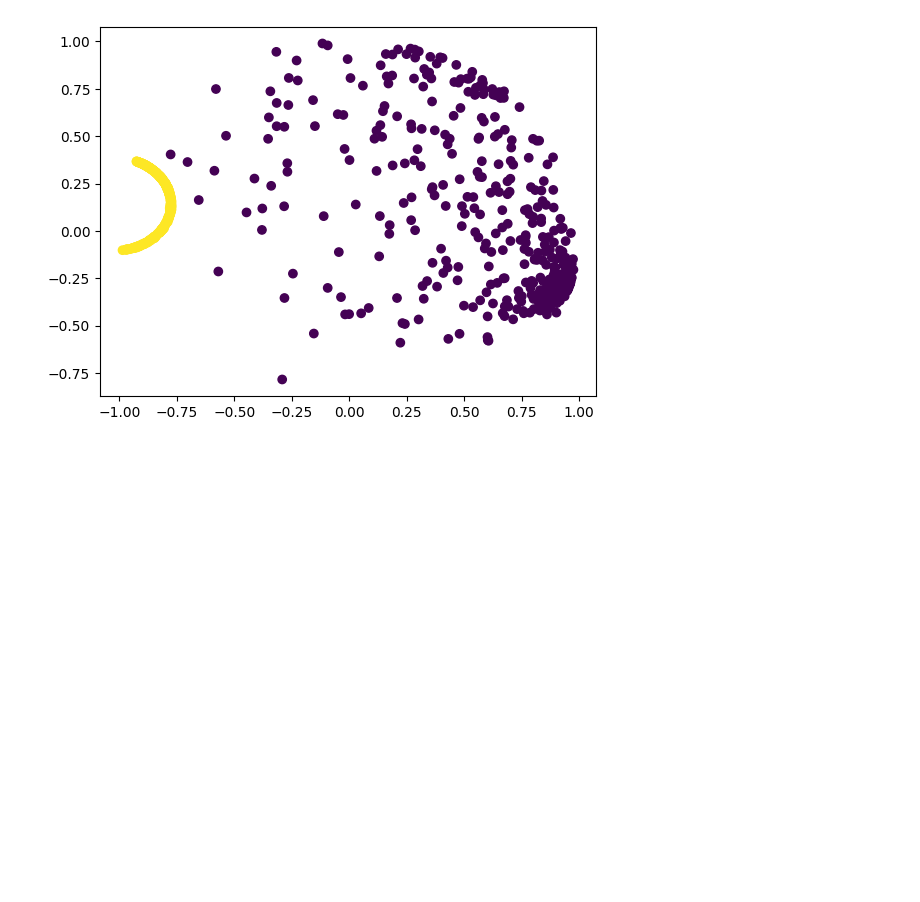
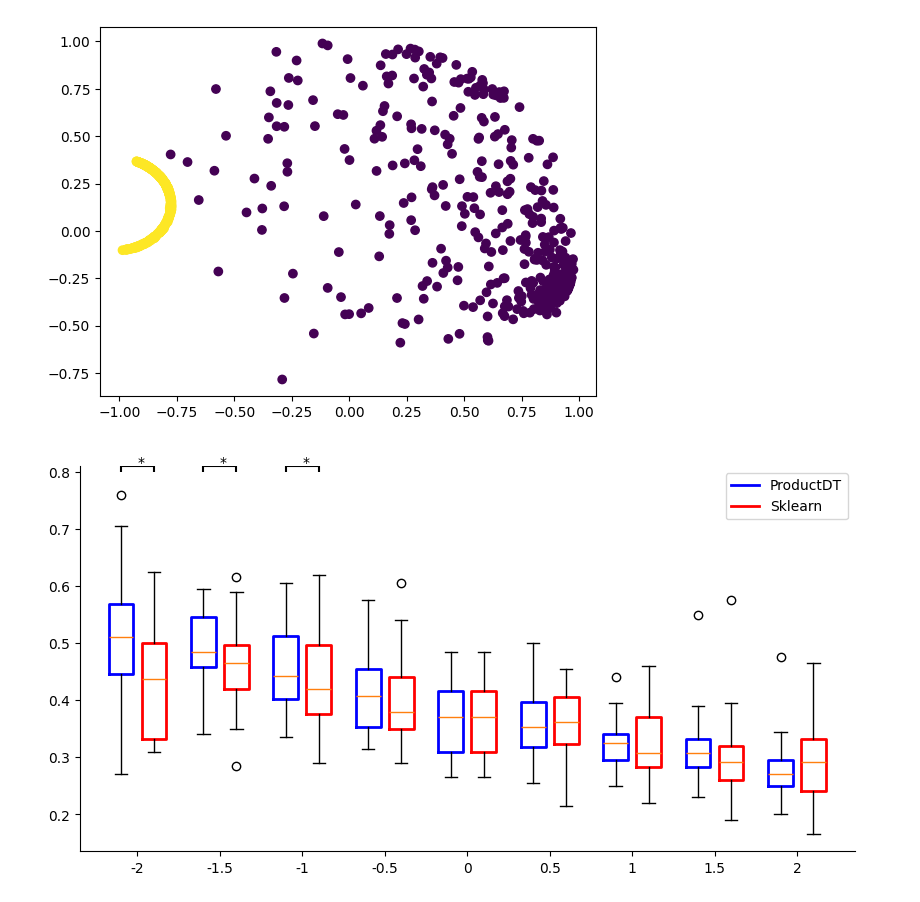
Before and after one commit to qc2321/embedders, a Jupyter notebook: notebooks/7_pc_gaussian_mixture.ipynb, the cells around one changed output. Drawn from its saved outputs; the diff is of its cells as text; code cells hidden in the pictures; blank space fills up the shorter version.

```diff
--- a/notebooks/7_pc_gaussian_mixture.ipynb
+++ b/notebooks/7_pc_gaussian_mixture.ipynb
@@ -121,3 +144,61 @@ for i, K in enumerate(CURVATURES):
         my_tqdm.update(1)
 
 results = pd.DataFrame(results)
+# %%
+# Let's see the values: barplot with statistical significance annotations
+
+from scipy.stats import ttest_rel
+
+# psdt_means, dt_means, psdt_stds, dt_stds, p_vals = [], [], [], [], []
+psdt_scores_by_curvature, dt_scores_by_curvature, p_vals = [], [], []
+psrf_scores_by_curvature, rf_scores_by_curvature, p_vals2 = [], [], []
+for K in CURVATURES:
+    res_K = results[results["curvature"] == K]
+    psdt_scores_by_curvature.append(res_K["psdt_acc"])
+    dt_scores_by_curvature.append(res_K["dt_acc"])
+    p_vals.append(ttest_rel(res_K["psdt_acc"], res_K["dt_acc"]).pvalue)
+
+    # RF stuff
+    psrf_scores_by_curvature.append(res_K["psrf_acc"])
+    rf_scores_by_curvature.append(res_K["rf_acc"])
+    p_vals2.append(ttest_rel(res_K["psrf_acc"], res_K["rf_acc"]).pvalue)
+
+
+plt.figure(figsize=(10, 5))
+x_vals = np.arange(len(CURVATURES))
+bp1 = plt.boxplot(
+    psdt_scores_by_curvature,
+    positions=x_vals - 0.2,
+    widths=0.3,
+    boxprops=dict(color="blue", linewidth=2),
+)
+bp2 = plt.boxplot(
+    dt_scores_by_curvature,
+    positions=x_vals + 0.2,
+    widths=0.3,
+    boxprops=dict(color="red", linewidth=2),
+)
+
+# Add asterisks
+ymin, ymax = plt.gca().get_ylim()
+for x, p_val in zip(x_vals, p_vals):
+    if p_val < 0.05:
+        plt.text(x, ymax + 0.02, "*", color="black")
+        plt.hlines(ymax + 0.02, x - 0.2, x + 0.2, color="black")
+        plt.vlines(x - 0.2, ymax + 0.01, ymax + 0.02, color="black")
+        plt.vlines(x + 0.2, ymax + 0.01, ymax + 0.02, color="black")
+
+# Fix y-lim and remove top/right spines
+plt.ylim(ymin, ymax + 0.02)
+plt.gca().spines["top"].set_visible(False)
+plt.gca().spines["right"].set_visible(False)
+
+# Set x-ticks
+plt.xticks(x_vals, CURVATURES)
+
+plt.legend([bp1["boxes"][0], bp2["boxes"][0]], ["ProductDT", "Sklearn"])
+
+# Transparent
+plt.show()
+# %% [output]
+[figure, added]
```
Also changed, not shown: parts of 9 cells of this notebook, 8 other files.
